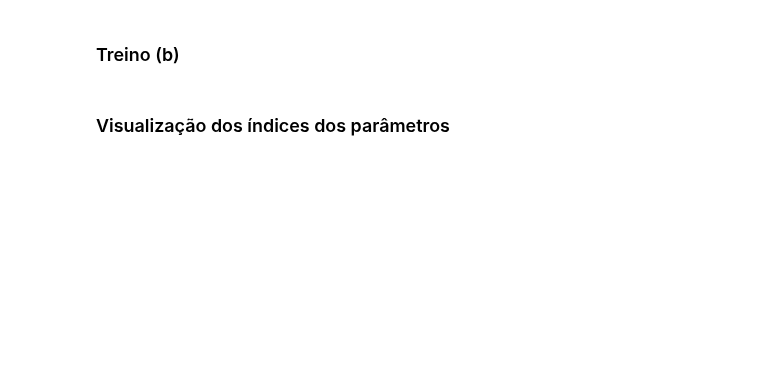
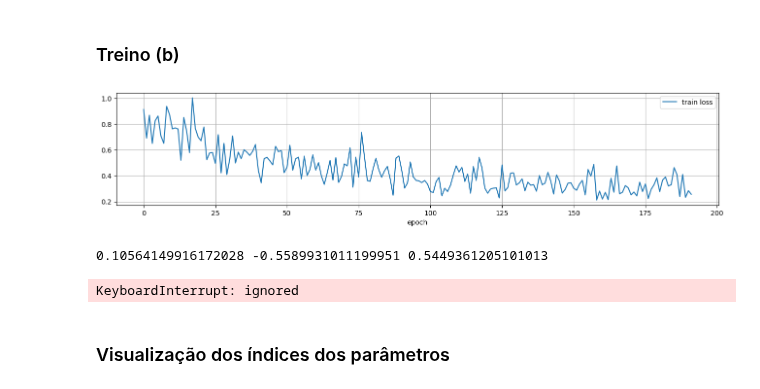
Before and after one commit to Ronnypetson/titanic, a Jupyter notebook: MNIST_Maromba.ipynb, the cells around one changed output. Drawn from its saved outputs; the diff is of its cells as text; code cells hidden in the pictures; blank space fills up the shorter version.

```diff
--- a/MNIST_Maromba.ipynb
+++ b/MNIST_Maromba.ipynb
@@ -397,8 +368,11 @@ def _nsbmd(u, v, idxu, idxv, bias=0.5) -> torch.Tensor:
   ###
   from random import randint
   bsidx = randint(0, m - 1)
-  m_ = 1
-  idxuv = idxu[bsidx].reshape(m_ * d_u, d_idx) @ idxv.reshape(n * d_v, d_idx).T
+  m_ = 1 # m,
+  idxuv = (
+      idxu[bsidx].reshape(m_ * d_u, d_idx)
+      @ idxv.reshape(n * d_v, d_idx).T
+  )
   idxuv = idxuv.reshape(m_, d_u, n, d_v).permute(0, 1, 3, 2)
   mag = 80.0
   idxuv = (
@@ -406,6 +380,18 @@ def _nsbmd(u, v, idxu, idxv, bias=0.5) -> torch.Tensor:
       .permute(0, 2, 3, 1)
   )
   idxuv = idxuv.repeat(m, 1, 1, 1)
+  ###
+  # from random import randint
+  # bsidx = randint(0, m - 1)
+  # m_ = 1
+  # mag = 80.0
+  # # idxu = log_sinkhorn(mag * idxu[bsidx].unsqueeze(0), 6)
+  # # idxv = log_sinkhorn(mag * idxv, 6)
+  # idxu = nn.functional.softmax(mag * idxu[bsidx].unsqueeze(0), dim=1)
+  # idxv = nn.functional.softmax(mag * idxv, dim=1)
+  # idxuv = idxu.reshape(m_ * d_u, d_idx) @ idxv.reshape(n * d_v, d_idx).T
+  # idxuv = idxuv.reshape(m_, d_u, n, d_v).permute(0, 1, 3, 2)
+  # idxuv = idxuv.repeat(m, 1, 1, 1)
   ###
   # uidxuv: (M x d_val x d_v x N) -> (N x d_v x d_val x M)
   uidxuv = (
@@ -427,7 +413,6 @@ def _nsbmd(u, v, idxu, idxv, bias=0.5) -> torch.Tensor:
   # dot: M x N x d_val
   dot = torch.diagonal(uidxuvv, dim1=2, dim2=3)
   dot = dot.permute(1, 0, 2)
-  # dot = dot / (normalizer + 1e-6)
   return dot
 # %% [markdown]
 #### Índices
@@ -1663,33 +1348,33 @@ MTensor._soft_kernel(y_pred.idx, img_dim)[0]
 ### Treino (b)
 # %%
 hidden_dim = 50
-start_mode = True
+start_mode = False
 valid_mode = False
 
 # TODO: Visualize conv layer output
+# config = {
+#     # 2 Convs + 1 fully-connected
+#     "features": {
+#         "sets":    [392,    392,    784,    1,],
+#         "samples": [9,      18,     18,     4 * 784,],
+#     },
+#     "params": {
+#         "sets":    [2,      4,      4,      num_classes,],
+#         "samples": [(3, 3), (3, 6), (3, 6), (hidden_dim, 1),],
+#     },
+# }
+
 config = {
     # 2 Convs + 1 fully-connected
     "features": {
-        "sets":    [392,    392,    784,    1,],
-        "samples": [9,      18,     18,     4 * 784,],
+        "sets":    [784,    2 * 784, 1,],
+        "samples": [9,      18,      4 * 784,],
     },
     "params": {
-        "sets":    [2,      4,      4,      num_classes,],
-        "samples": [(3, 3), (3, 6), (3, 6), (hidden_dim, 1),],
+        "sets":    [2,      2,       num_classes,],
+        "samples": [(3, 3), (3, 6),  (hidden_dim, 1),],
     },
 }
-
-# config = {
-#     # 2 Convs + 1 fully-connected
-#     "features": {
-#         "sets":    [392,    392,    1,],
-#         "samples": [9,      18,     2 * 784,],
-#     },
-#     "params": {
-#         "sets":    [2,      4,      num_classes,],
-#         "samples": [(3, 3), (3, 6), (hidden_dim, 1),],
-#     },
-# }
 
 tot_samples = [np.prod(smp) for smp in config["params"]["samples"]]
 conv_params = int(np.dot(config["params"]["sets"][:-1], tot_samples[:-1]))
@@ -1738,33 +1423,37 @@ for epoch in range(num_epochs):
     train_log["set"].append("train")
     train_log["epoch"].append(epoch)
   if valid_mode:
     model.eval()
     with torch.no_grad():
       for x, y in iter(test_data_loader):
         x = x.to(device)
         y = y.to(device)
         x, y = prepare_input(x, y, device=device)
         y_pred = model.forward(x)
         loss = maromba_loss(y, y_pred)
         acc = maromba_accuracy(y, y_pred)
         train_log["eval loss"].append(loss.item())
         train_log["train loss"].append(np.nan)
         train_log["acc"].append(acc.item())
         train_log["set"].append("eval")
         train_log["epoch"].append(epoch)
     group_cols = ["epoch", "train loss", "eval loss", "acc"]
   else:
     group_cols = ["epoch", "train loss"]
   df_train = pd.DataFrame(train_log)
   display.clear_output(wait=True)
   (
     df_train[group_cols]
     .groupby("epoch")
     .agg(lambda x: x.median(skipna=True))
     # .tail(200)
     .plot(figsize=(16, 3), grid=True)
   )
   plt.show()
+# %% [output]
+[figure, added]
+0.10564149916172028 -0.5589931011199951 0.5449361205101013
+KeyboardInterrupt: ignored
 # %% [markdown]
 ### Visualização dos índices dos parâmetros
 # %%
```
Also changed, not shown: parts of 11 cells of this notebook.
